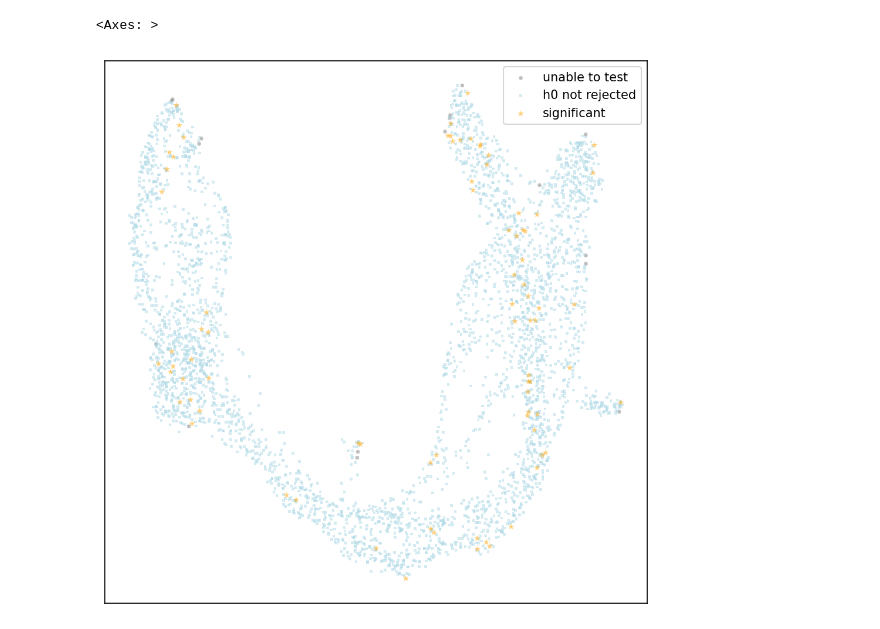
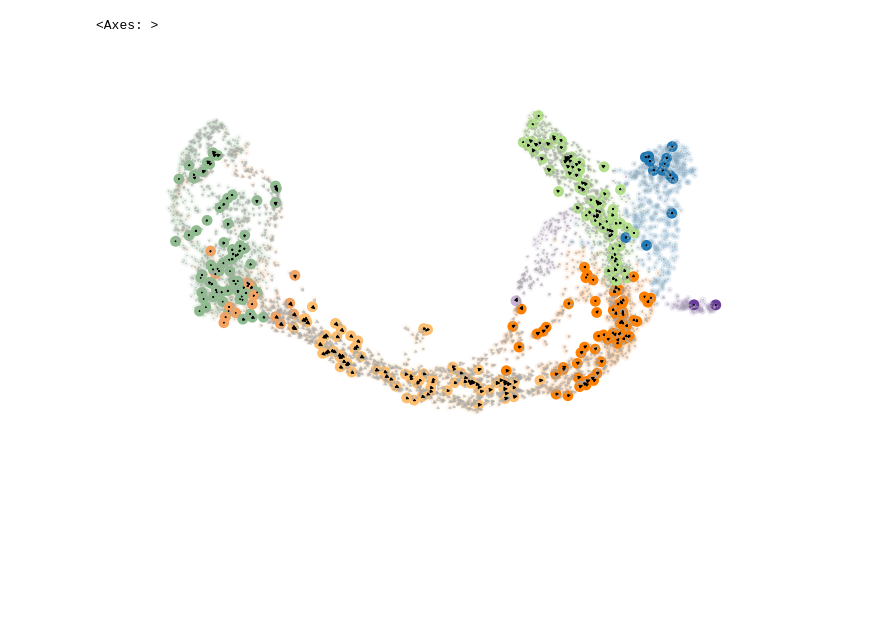
Before and after one commit to mackelab/velocity-hypothesis-test, a Jupyter notebook: notebooks/demo.ipynb, the cells around one changed output. Cells and saved outputs as stored; diff of their text form; code cells hidden in the pictures; blank space fills up the shorter version.

```diff
--- a/notebooks/demo.ipynb
+++ b/notebooks/demo.ipynb
@@ -40,4 +38,5 @@ vkey='velocity', scale=10, self_transitions=True, use_negative_cosines=True
 [figure]
 # %%
 # Run test
-uncorrected_p_values, h0_rejected, debug_dict = run_hypothesis_test_on(adata, number_neighbors_to_sample_from=300, number_neighborhoods=500, null_distribution="velocities", cosine_empty_neighborhood=None, exclusion_degree=5, correction='bonferroni')
+uncorrected_p_values, h0_rejected, _ = run_hypothesis_test_on(adata)
+# The most relevant parameters to consider are exclusion_degree=10 and number_neighbors_to_sample_from=300
@@ -53,5 +45,12 @@ arrow_plot(adata.obsm['X_umap'], adata.obsm['X_umap']+adata.obsm['velocity_umap'
-# %%
-marker_plot(adata.obsm['X_umap'], uncorrected_p_values, h0_rejected, multiplier_marker_size=0.5)
-# %% [output]
-<Axes: >
-[figure, removed]
+# %%
+cm = 1 / 2.54  # centimeters in inches
+fig, ax = plt.subplots(dpi=450, figsize=(4.4 * cm, 3.5 * cm))
+
+arrow_plot(adata.obsm['X_umap'], adata.obsm['X_umap'] + adata.obsm['velocity_umap'], uncorrected_p_values,
+           h0_rejected,
+           labels=adata.obs['clusters'], label_colormap=dict(zip(adata.obs['clusters'].cat.categories, adata.uns['clusters_colors'])), multiplier=0.15,
+           plot_legend=False,
+           ax=ax)
+# %% [output]
+<Axes: >
+[figure, added]
```
Also changed, not shown: parts of 5 cells of this notebook, 1 other file.
